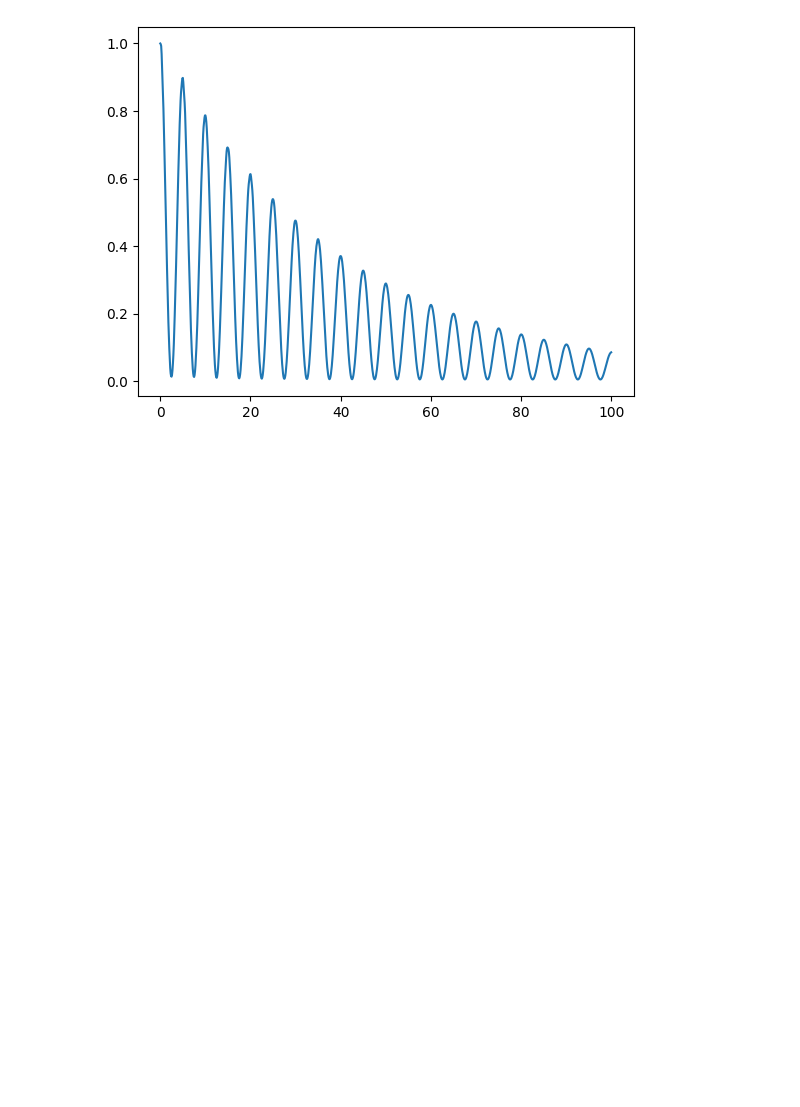
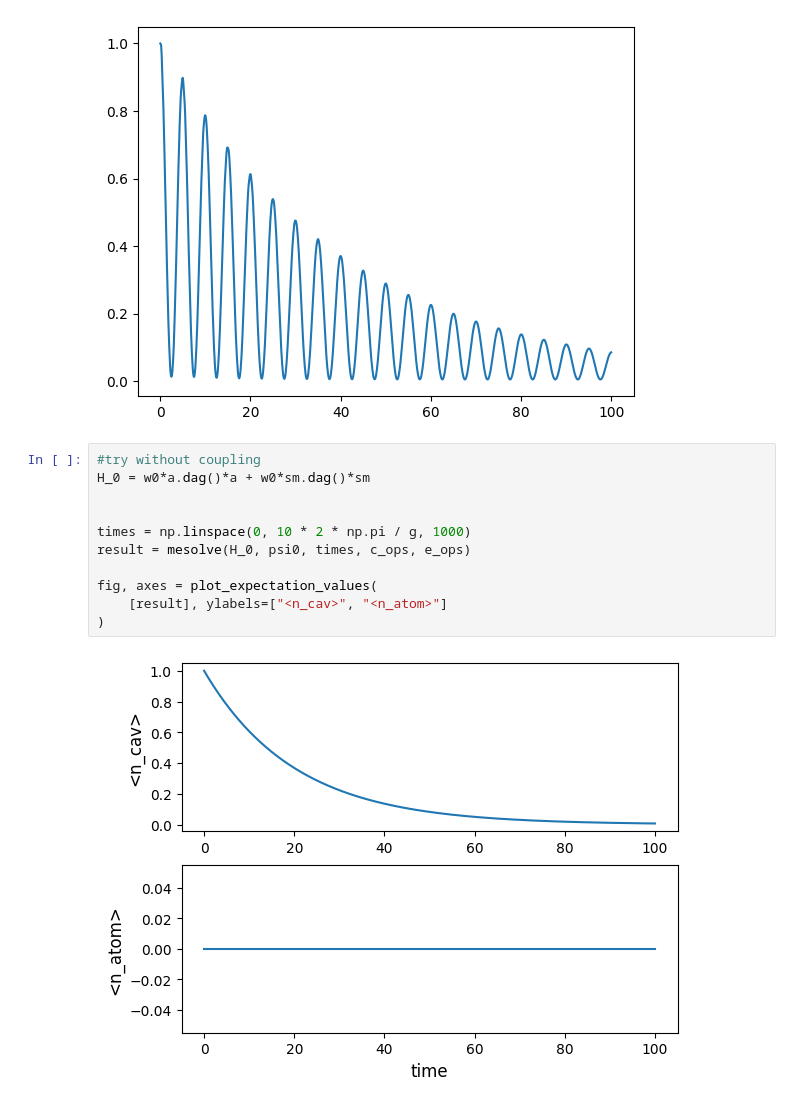
Before and after one commit to sophia13242/Dissipative-Atom-Cavity, a Jupyter notebook: firstIdeas.ipynb, the cells around one changed output. Drawn from its saved outputs; the diff is of its cells as text; blank space fills up the shorter version.

```diff
--- a/firstIdeas.ipynb
+++ b/firstIdeas.ipynb
@@ -51,3 +52,16 @@ plt.plot(x, y_cav)
 # %% [output]
 [<matplotlib.lines.Line2D at 0x...>]
 [figure]
+# %%
+#try without coupling
+H_0 = w0*a.dag()*a + w0*sm.dag()*sm
+
+
+times = np.linspace(0, 10 * 2 * np.pi / g, 1000)
+result = mesolve(H_0, psi0, times, c_ops, e_ops)
+
+fig, axes = plot_expectation_values(
+    [result], ylabels=["<n_cav>", "<n_atom>"]
+)
+# %% [output]
+[figure, added]
```
Also changed, not shown: parts of 4 cells of this notebook.
